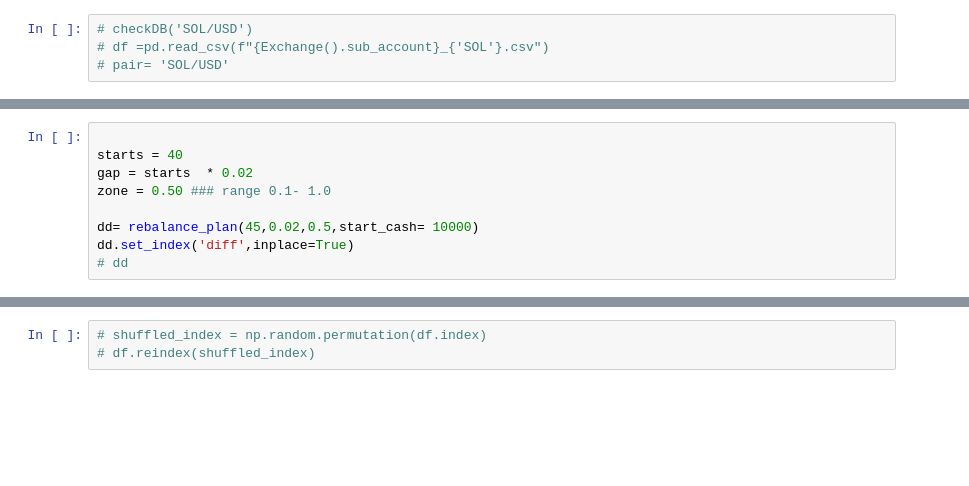
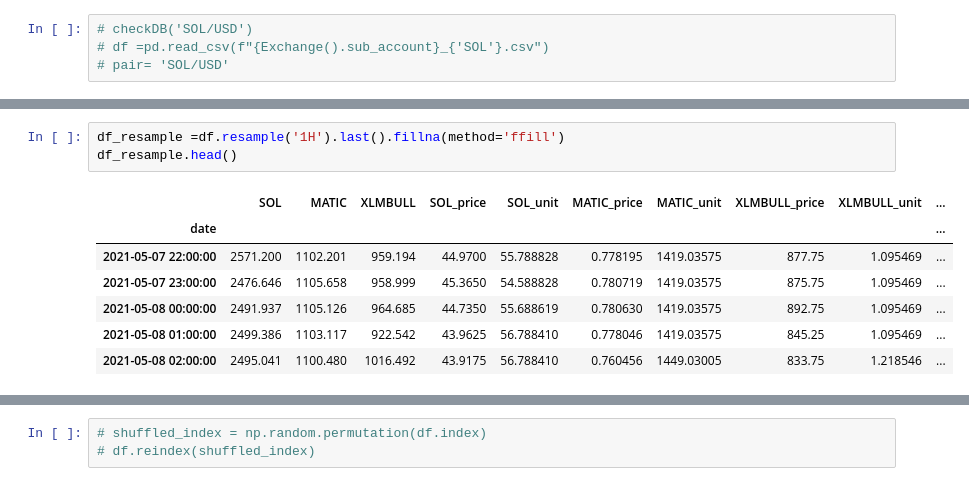
Before and after one commit to singhack/FTX_Rebalance, a Jupyter notebook: Monitor_notebook.ipynb, the cells around one changed output, grey strips where cells are left out. Cells and saved outputs as stored; diff of their text form; blank space fills up the shorter version.

```diff
--- a/Monitor_notebook.ipynb
+++ b/Monitor_notebook.ipynb
@@ -275,9 +196,11 @@ See the caveats in the documentation: https://pandas.pydata.org/pandas-docs/stab
-# %%
-
-starts = 40
-gap = starts  * 0.02
-zone = 0.50 ### range 0.1- 1.0
-
-dd= rebalance_plan(45,0.02,0.5,start_cash= 10000)
-dd.set_index('diff',inplace=True)
-# dd
+# %%
+df_resample =df.resample('1H').last().fillna(method='ffill')
+df_resample.head()
+# %% [output]
+|  | SOL | MATIC | XLMBULL | SOL_price | SOL_unit | MATIC_price | MATIC_unit | XLMBULL_price | XLMBULL_unit | ... |
+| date |  |  |  |  |  |  |  |  |  | ... |
+| 2021-05-07 22:00:00 | 2571.200 | 1102.201 | 959.194 | 44.9700 | 55.788828 | 0.778195 | 1419.03575 | 877.75 | 1.095469 | ... |
+| 2021-05-07 23:00:00 | 2476.646 | 1105.658 | 958.999 | 45.3650 | 54.588828 | 0.780719 | 1419.03575 | 875.75 | 1.095469 | ... |
+| 2021-05-08 00:00:00 | 2491.937 | 1105.126 | 964.685 | 44.7350 | 55.688619 | 0.780630 | 1419.03575 | 892.75 | 1.095469 | ... |
+| 2021-05-08 01:00:00 | 2499.386 | 1103.117 | 922.542 | 43.9625 | 56.788410 | 0.778046 | 1419.03575 | 845.25 | 1.095469 | ... |
+| 2021-05-08 02:00:00 | 2495.041 | 1100.480 | 1016.492 | 43.9175 | 56.788410 | 0.760456 | 1449.03005 | 833.75 | 1.218546 | ... |
```
Also changed, not shown: parts of 52 cells of this notebook, 2 other files.
